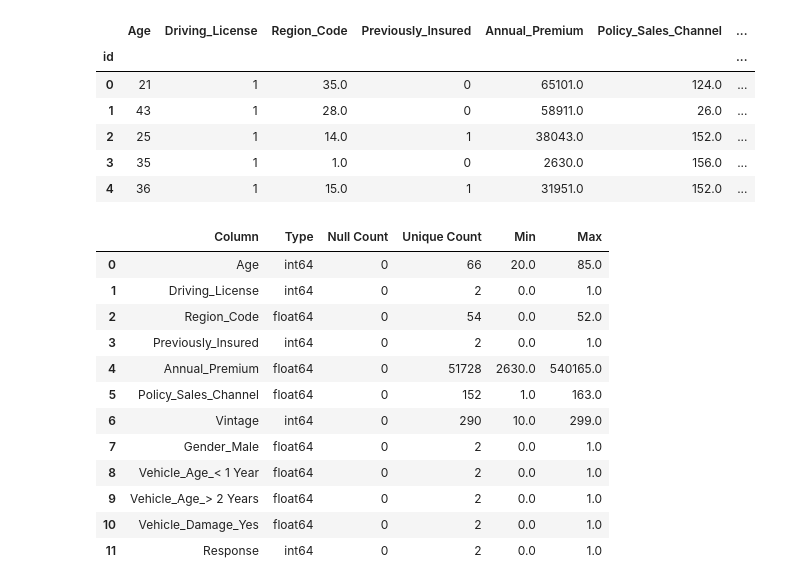
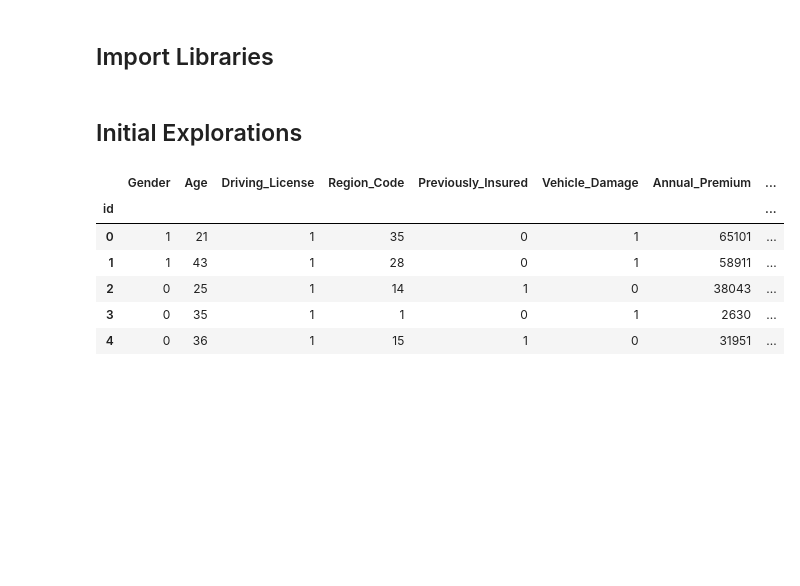
Before and after one commit to carloabimanyu/insurance-cross-selling, a Jupyter notebook: notebooks/notebook.ipynb, the cells around one changed output. Cells and saved outputs as stored; diff of their text form; code cells hidden in the pictures; blank space fills up the shorter version.

```diff
--- a/notebooks/notebook.ipynb
+++ b/notebooks/notebook.ipynb
@@ -1,3 +1,5 @@
+# %% [markdown]
+## Import Libraries
 # %%
 import sys
 sys.path.append("..")
@@ -13,31 +15,19 @@ from string import ascii_letters
 
 pd.set_option("display.max_columns", None)
 config = utils.get_config()
+# %% [markdown]
+## Initial Explorations
 # %%
-df = pd.read_csv(config["raw_data"]["path"])
-df = preprocess_data(data=df, config=config)
-df.head()
+# Train data
+train_df = pd.read_csv(config["raw_data"]["path_train"])
+train_df = preprocess_data(data=train_df, config=config)
+
+train_df.head()
 # %% [output]
-|  | Age | Driving_License | Region_Code | Previously_Insured | Annual_Premium | Policy_Sales_Channel | ... |
-| id |  |  |  |  |  |  | ... |
-| 0 | 21 | 1 | 35.0 | 0 | 65101.0 | 124.0 | ... |
-| 1 | 43 | 1 | 28.0 | 0 | 58911.0 | 26.0 | ... |
-| 2 | 25 | 1 | 14.0 | 1 | 38043.0 | 152.0 | ... |
-| 3 | 35 | 1 | 1.0 | 0 | 2630.0 | 156.0 | ... |
-| 4 | 36 | 1 | 15.0 | 1 | 31951.0 | 152.0 | ... |
+|  | Gender | Age | Driving_License | Region_Code | Previously_Insured | Vehicle_Damage | Annual_Premium | ... |
+| id |  |  |  |  |  |  |  | ... |
+| 0 | 1 | 21 | 1 | 35 | 0 | 1 | 65101 | ... |
+| 1 | 1 | 43 | 1 | 28 | 0 | 1 | 58911 | ... |
+| 2 | 0 | 25 | 1 | 14 | 1 | 0 | 38043 | ... |
+| 3 | 0 | 35 | 1 | 1 | 0 | 1 | 2630 | ... |
+| 4 | 0 | 36 | 1 | 15 | 1 | 0 | 31951 | ... |
-# %%
-utils.initial_check(df)
-# %% [output]
-|  | Column | Type | Null Count | Unique Count | Min | Max |
-| 0 | Age | int64 | 0 | 66 | 20.0 | 85.0 |
-| 1 | Driving_License | int64 | 0 | 2 | 0.0 | 1.0 |
-| 2 | Region_Code | float64 | 0 | 54 | 0.0 | 52.0 |
-| 3 | Previously_Insured | int64 | 0 | 2 | 0.0 | 1.0 |
-| 4 | Annual_Premium | float64 | 0 | 51728 | 2630.0 | 540165.0 |
-| 5 | Policy_Sales_Channel | float64 | 0 | 152 | 1.0 | 163.0 |
-| 6 | Vintage | int64 | 0 | 290 | 10.0 | 299.0 |
-| 7 | Gender_Male | float64 | 0 | 2 | 0.0 | 1.0 |
-| 8 | Vehicle_Age_< 1 Year | float64 | 0 | 2 | 0.0 | 1.0 |
-| 9 | Vehicle_Age_> 2 Years | float64 | 0 | 2 | 0.0 | 1.0 |
-| 10 | Vehicle_Damage_Yes | float64 | 0 | 2 | 0.0 | 1.0 |
-| 11 | Response | int64 | 0 | 2 | 0.0 | 1.0 |
```
Also changed, not shown: parts of 9 cells of this notebook.
